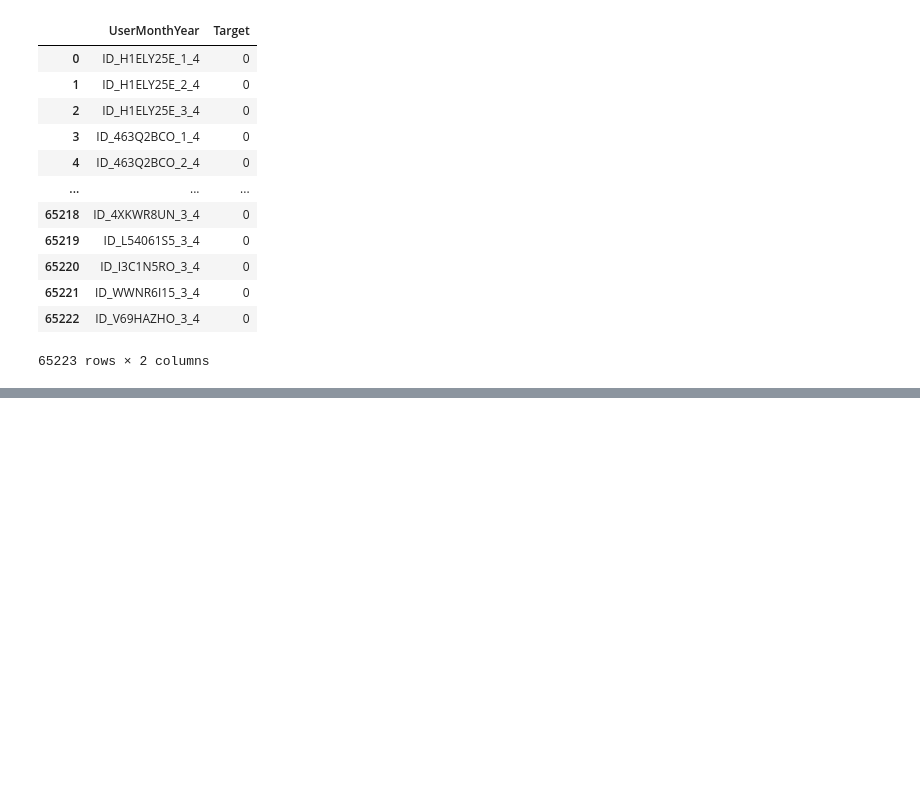
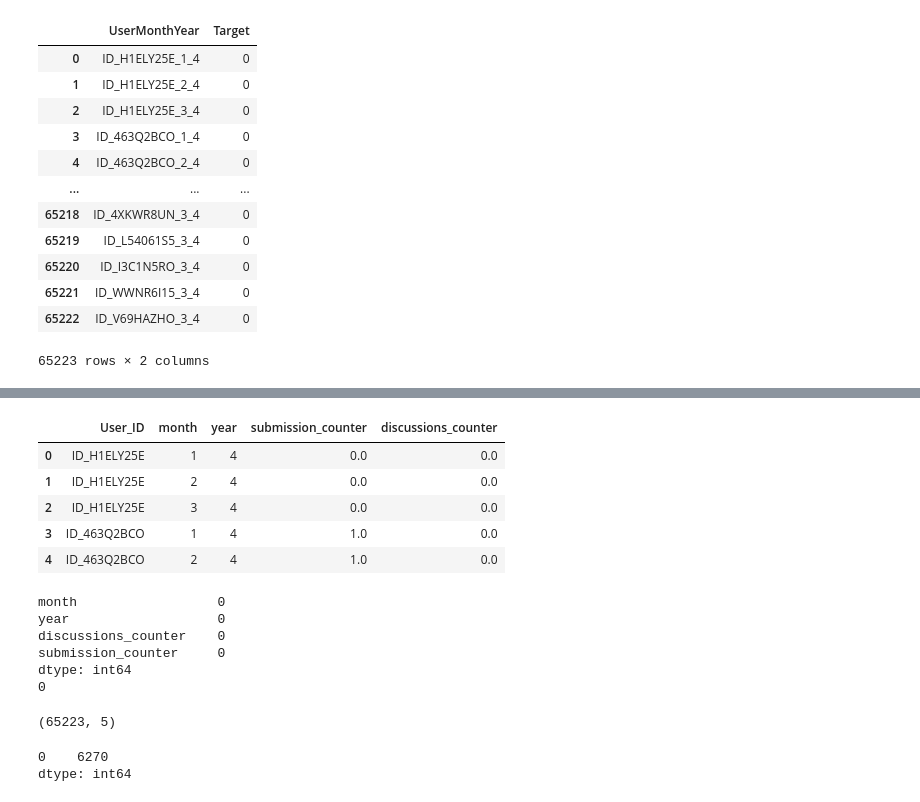
Before and after one commit to simiel/zindiUserBehaviour, a Jupyter notebook: zindiPrediction.ipynb, the cells around one changed output, grey strips where cells are left out. Drawn from its saved outputs; the diff is of its cells as text; code cells hidden in the pictures; blank space fills up the shorter version.

```diff
--- a/zindiPrediction.ipynb
+++ b/zindiPrediction.ipynb
@@ -196,0 +227,28 @@ Ntrain.head()
+# %%
+Ntest.fillna(0)
+Ntest.head()
+# %% [output]
+|  | User_ID | month | year | submission_counter | discussions_counter |
+| 0 | ID_H1ELY25E | 1 | 4 | 0.0 | 0.0 |
+| 1 | ID_H1ELY25E | 2 | 4 | 0.0 | 0.0 |
+| 2 | ID_H1ELY25E | 3 | 4 | 0.0 | 0.0 |
+| 3 | ID_463Q2BCO | 1 | 4 | 1.0 | 0.0 |
+| 4 | ID_463Q2BCO | 2 | 4 | 1.0 | 0.0 |
+# %%
+# x_new.dropna(axis=0,inplace=True)
+# y_new.dropna(axis=0,inplace=True)
+x_new = Ntrain[['month','year','discussions_counter','submission_counter']]
+y_new = Ntrain['Target']
+print(x_new.isna().sum())
+print(y_new.isna().sum())
+# %% [output]
+month                  0
+year                   0
+discussions_counter    0
+submission_counter     0
+dtype: int64
+0
+# %%
+print(Ntest.shape)
+# %% [output]
+(65223, 5)
@@ -196,0 +261,5 @@ Ntrain.head()
+# %%
+pred.sum()
+# %% [output]
+0    6270
+dtype: int64
```
Also changed, not shown: parts of 26 cells of this notebook, 2 other files.
